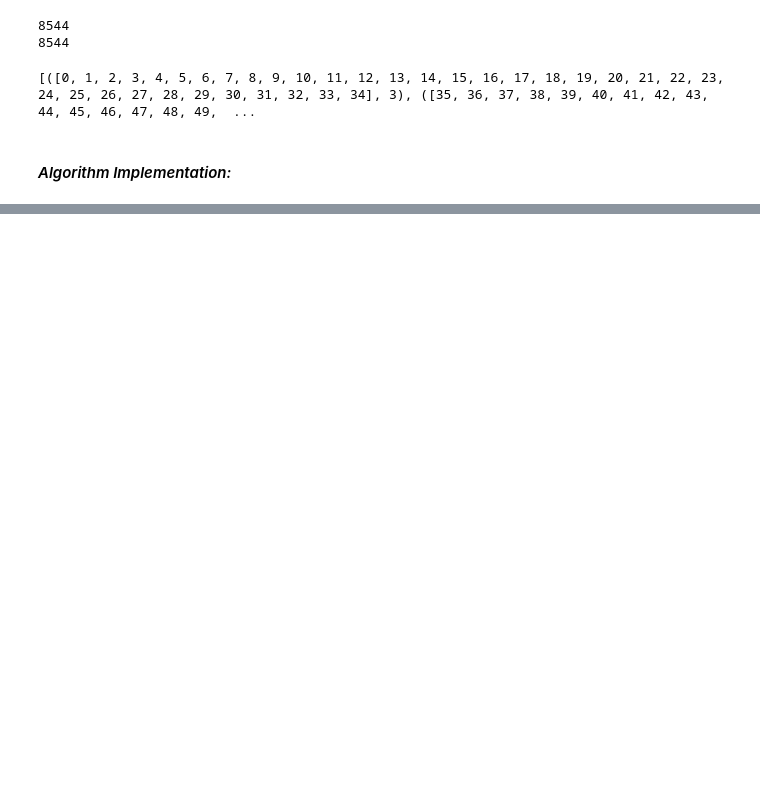
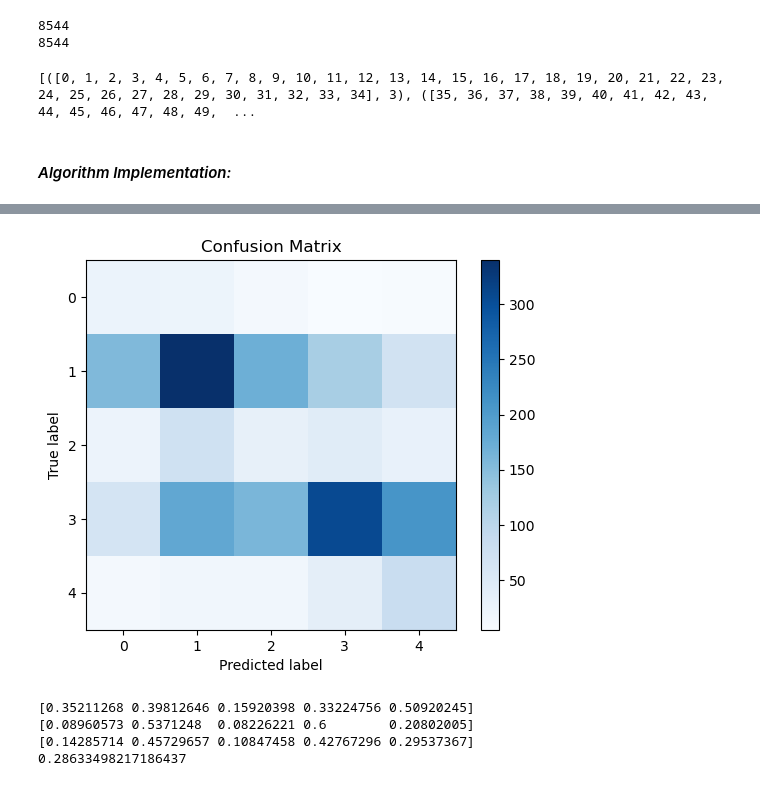
Before and after one commit to AnnTarek/SST-Text-Classification, a Jupyter notebook: text-classification.ipynb, the cells around one changed output, grey strips where cells are left out. Cells and saved outputs as stored; diff of their text form; code cells hidden in the pictures; blank space fills up the shorter version.

```diff
--- a/text-classification.ipynb
+++ b/text-classification.ipynb
@@ -316,0 +448,14 @@ ValueError: too many values to unpack (expected 2)
+# %%
+#Confusion matrix of SGD with sklearn library
+from sklearn.metrics import confusion_matrix, precision_score, recall_score, f1_score
+plot_confusion_matrix(confusion_matrix(actual_labels_logistic_scratch, predictions_sklearn_SGD).transpose(),5)
+print(precision_score(actual_labels_logistic_scratch, predictions_sklearn_SGD, average=None))
+print(recall_score(actual_labels_logistic_scratch, predictions_sklearn_SGD, average=None))
+print(f1_score(actual_labels_logistic_scratch, predictions_sklearn_SGD, average=None))
+print(f1_score(actual_labels_logistic_scratch, predictions_sklearn_SGD, average='macro'))
+# %% [output]
+[figure, added]
+[0.35211268 0.39812646 0.15920398 0.33224756 0.50920245]
+[0.08960573 0.5371248  0.08226221 0.6        0.20802005]
+[0.14285714 0.45729657 0.10847458 0.42767296 0.29537367]
+0.28633498217186437
```
Also changed, not shown: parts of 27 cells of this notebook.
